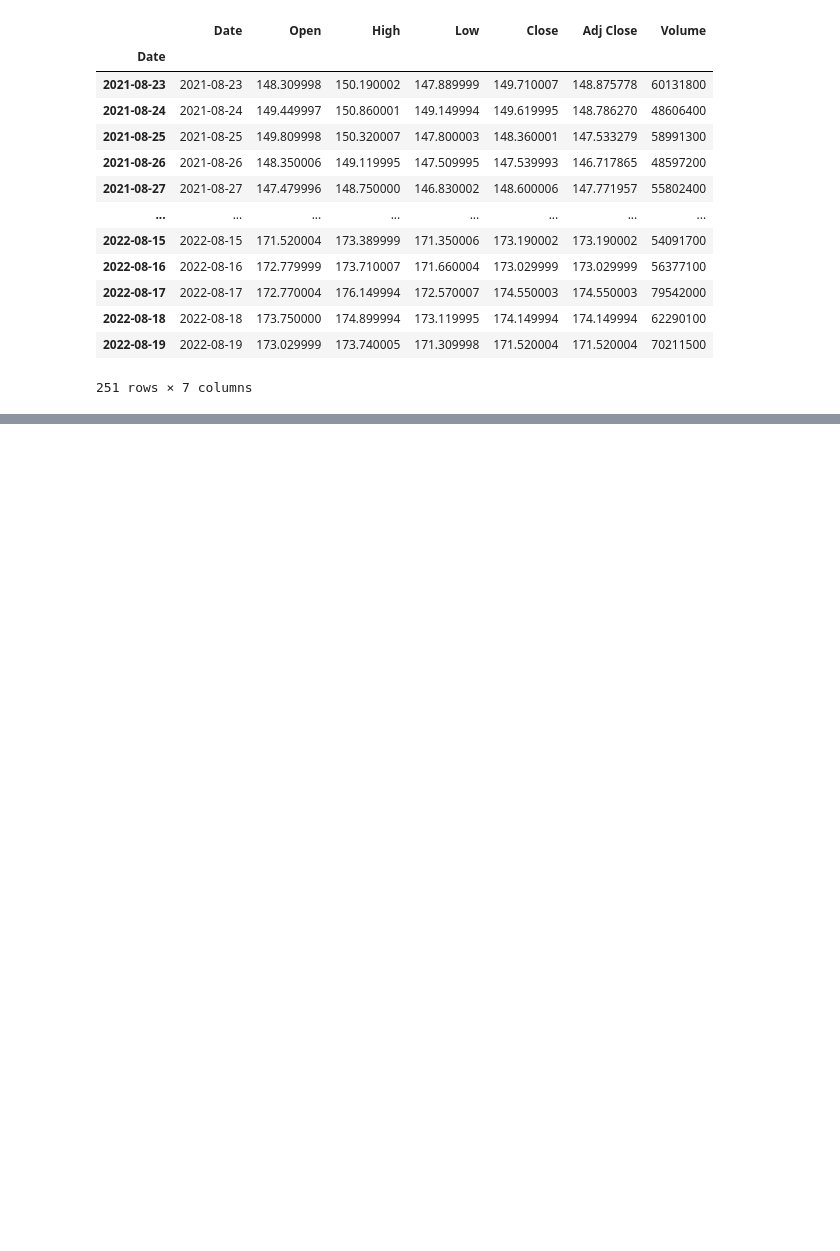
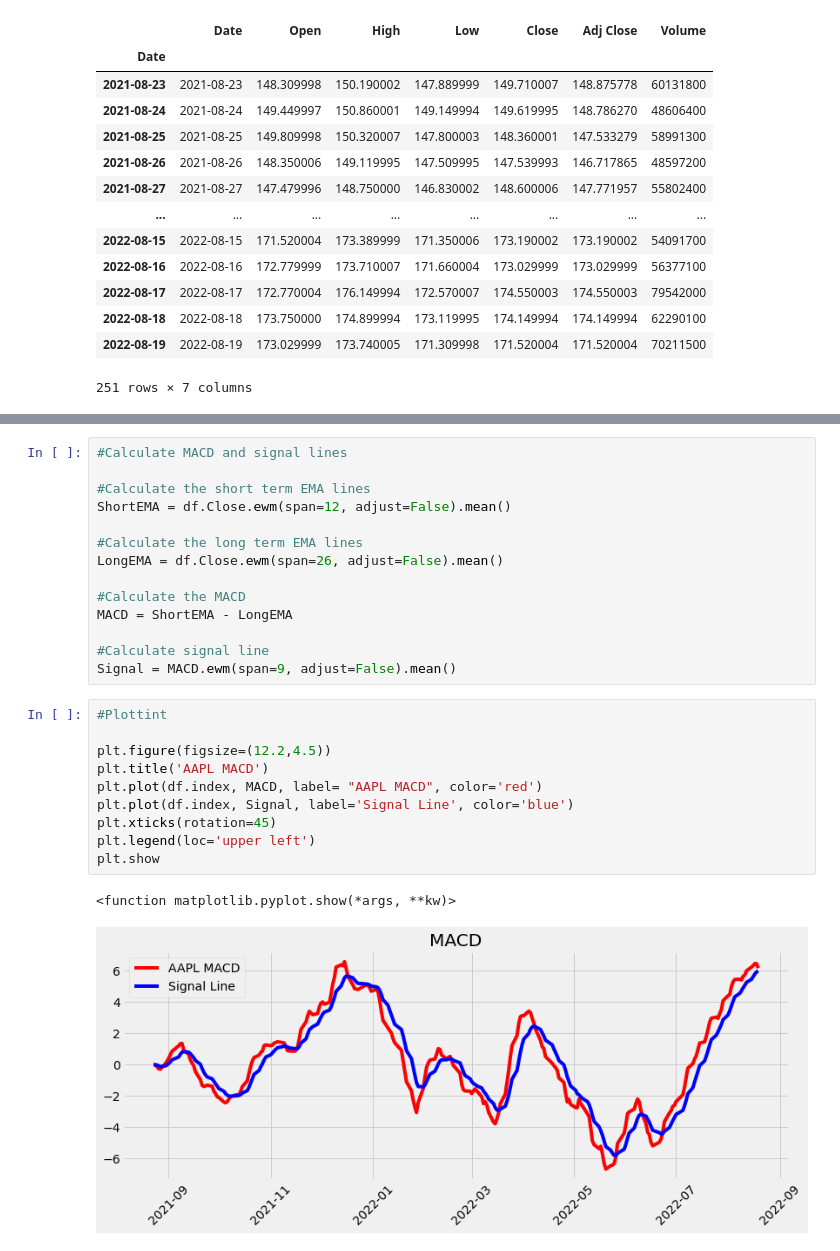
Before and after one commit to Malcolmwimbley/notebooks, a Jupyter notebook: macdcrossover.ipynb, the cells around one changed output, grey strips where cells are left out. Drawn from its saved outputs; the diff is of its cells as text; blank space fills up the shorter version.

```diff
--- a/macdcrossover.ipynb
+++ b/macdcrossover.ipynb
@@ -47,0 +47,27 @@ plt.show
+# %%
+#Calculate MACD and signal lines
+
+#Calculate the short term EMA lines
+ShortEMA = df.Close.ewm(span=12, adjust=False).mean()
+
+#Calculate the long term EMA lines
+LongEMA = df.Close.ewm(span=26, adjust=False).mean()
+
+#Calculate the MACD
+MACD = ShortEMA - LongEMA
+
+#Calculate signal line
+Signal = MACD.ewm(span=9, adjust=False).mean()
+# %%
+#Plottint
+
+plt.figure(figsize=(12.2,4.5))
+plt.title('AAPL MACD')
+plt.plot(df.index, MACD, label= "AAPL MACD", color='red')
+plt.plot(df.index, Signal, label='Signal Line', color='blue')
+plt.xticks(rotation=45)
+plt.legend(loc='upper left')
+plt.show
+# %% [output]
+<function matplotlib.pyplot.show(*args, **kw)>
+[figure, added]
```
Also changed, not shown: parts of 3 cells of this notebook.
